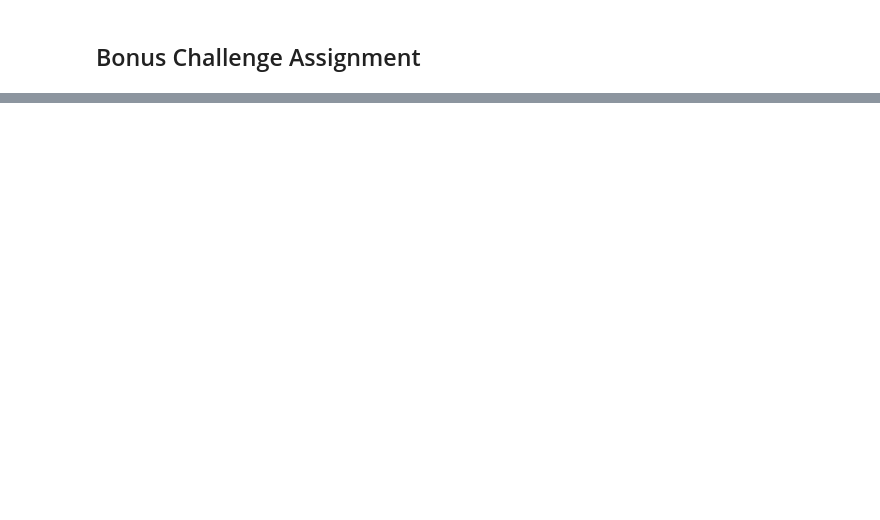
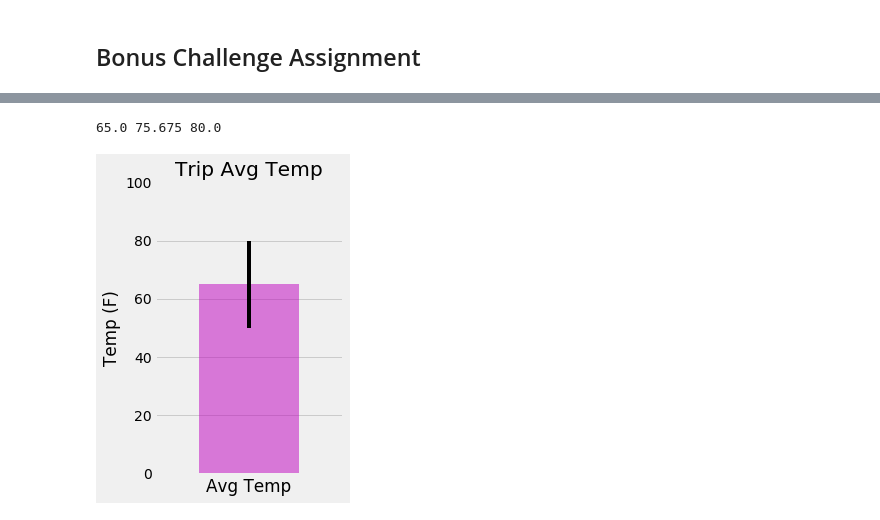
Before and after one commit to kimcrine/sqlalchemy-challenge, a Jupyter notebook: climate_starter.ipynb, the cells around one changed output, grey strips where cells are left out. Cells and saved outputs as stored; diff of their text form; code cells hidden in the pictures; blank space fills up the shorter version.

```diff
--- a/climate_starter.ipynb
+++ b/climate_starter.ipynb
@@ -178,11 +211,35 @@ print(calc_temps('2012-02-28', '2012-03-05'))
 # %%
 # Use your previous function `calc_temps` to calculate the tmin, tavg, and tmax
 # for your trip using the previous year's data for those same dates.
+trip_start = '2017-05-01'
+trip_end = '2017-05-07'
+temp_result = calc_temps(trip_start,trip_end)[0]
+tmin, tavg, tmax = calc_temps(trip_start,trip_end)[0]
+print(tmin, tavg, tmax)
+# %% [output]
+65.0 75.675 80.0
 # %%
 # Plot the results from your previous query as a bar chart.
 # Use "Trip Avg Temp" as your Title
 # Use the average temperature for the y value
 # Use the peak-to-peak (tmax-tmin) value as the y error bar (yerr)
+x = [0]
+y = [tmin]
+error = [(tmax - tmin)]
+
+plt.figure(figsize=(3,5))
+plt.bar(x,y,yerr=error,color='m',alpha=.5,align='center')
+plt.xlim(-0.75,0.75)
+plt.ylim(0,100)
+plt.tick_params(axis='x',which='both',bottom=False,top=False,labelbottom=False)
+plt.grid(which='major', axis='x', linestyle='')
+plt.xlabel("Avg Temp")
+plt.ylabel("Temp (F)")
+plt.title("Trip Avg Temp")
+
+plt.show()
+# %% [output]
+[figure, added]
 # %%
 # Calculate the total amount of rainfall per weather station for your trip dates using the previous year's matching dates.
 # Sort this in descending order by precipitation amount and list the station, name, latitude, longitude, and elevation
```
Also changed, not shown: parts of 4 cells of this notebook.
